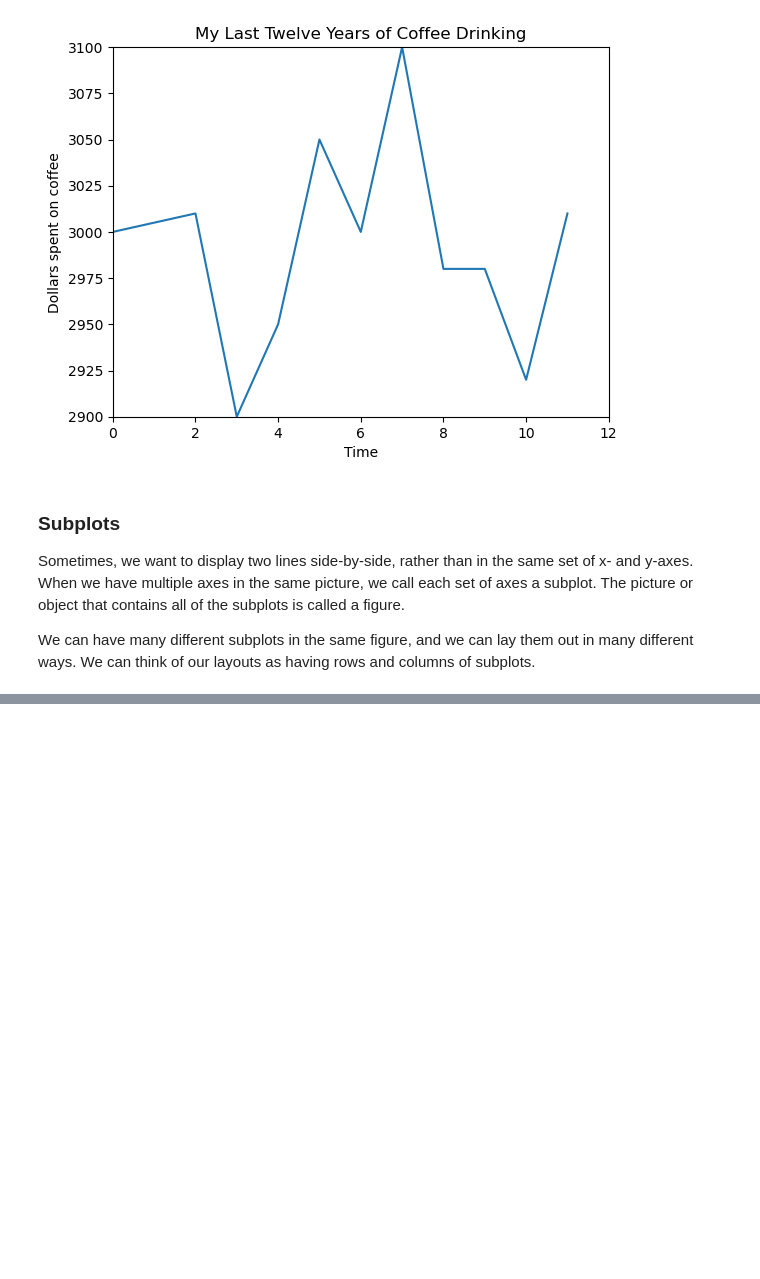
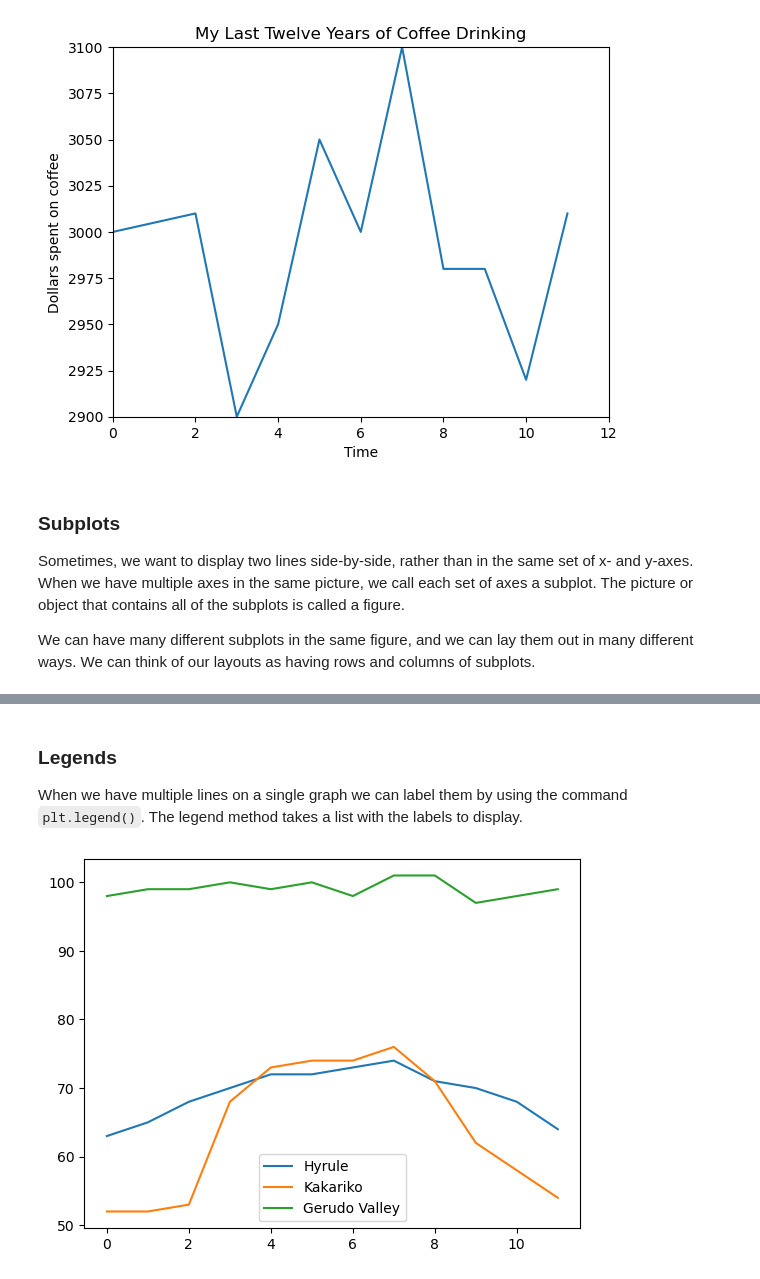
Before and after one commit to danielhardej/codecademy, a Jupyter notebook: Analyze-Financial-Data-With-Python/4-Introduction-to-Matplotlib/Line-Graphs-in-matplotlib.ipynb, the cells around one changed output, grey strips where cells are left out. Drawn from its saved outputs; the diff is of its cells as text; code cells hidden in the pictures; blank space fills up the shorter version.

```diff
--- a/Analyze-Financial-Data-With-Python/4-Introduction-to-Matplotlib/Line-Graphs-in-matplotlib.ipynb
+++ b/Analyze-Financial-Data-With-Python/4-Introduction-to-Matplotlib/Line-Graphs-in-matplotlib.ipynb
@@ -92,0 +133,20 @@ We can have many different subplots in the same figure, and we can lay them out
+# %% [markdown]
+### Legends
+
+When we have multiple lines on a single graph we can label them by using the command `plt.legend()`. The legend method takes a list with the labels to display.
+# %%
+months = range(12)
+hyrule = [63, 65, 68, 70, 72, 72, 73, 74, 71, 70, 68, 64]
+kakariko = [52, 52, 53, 68, 73, 74, 74, 76, 71, 62, 58, 54]
+gerudo = [98, 99, 99, 100, 99, 100, 98, 101, 101, 97, 98, 99]
+
+plt.plot(months, hyrule)
+plt.plot(months, kakariko)
+plt.plot(months, gerudo)
+
+#create your legend here
+legend_labels = ["Hyrule", "Kakariko", "Gerudo Valley"]
+plt.legend(legend_labels, loc=8)
+plt.show()
+# %% [output]
+[figure, added]
```
Also changed, not shown: parts of 9 cells of this notebook.
